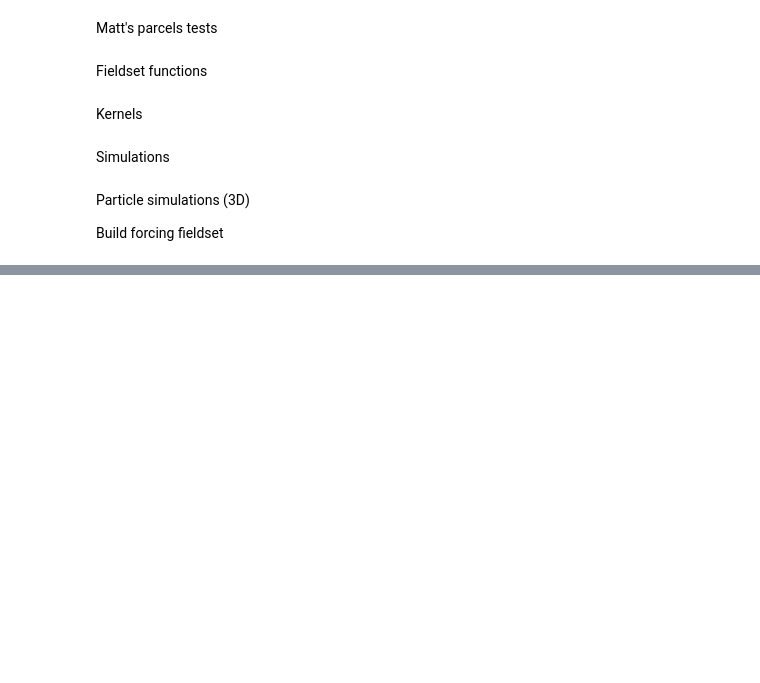
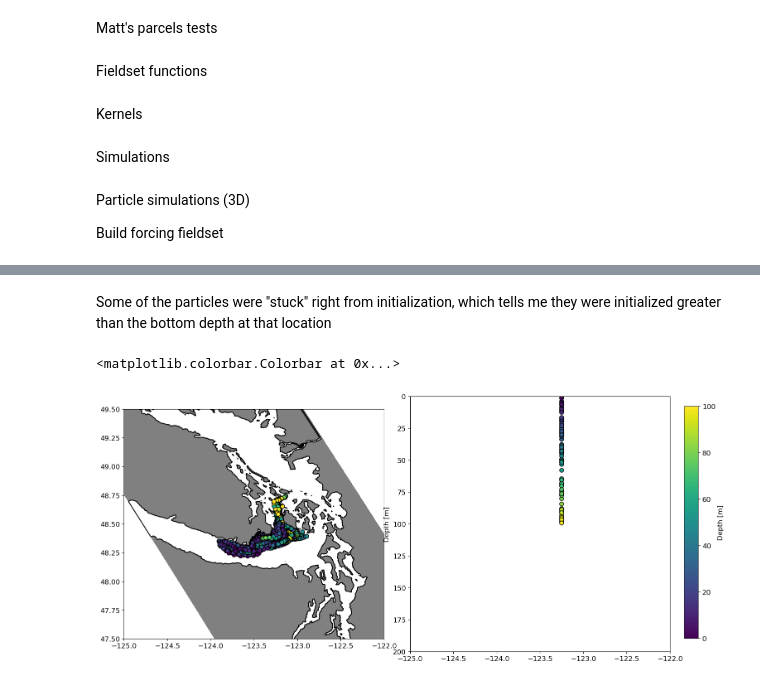
Before and after one commit to SalishSeaCast/analysis-matt, a Jupyter notebook: notebooks/ParcelsTest.ipynb, the cells around one changed output, grey strips where cells are left out. Drawn from its saved outputs; the diff is of its cells as text; code cells hidden in the pictures; blank space fills up the shorter version.

```diff
--- a/notebooks/ParcelsTest.ipynb
+++ b/notebooks/ParcelsTest.ipynb
@@ -114,0 +427,24 @@ SyntaxError: Field received an unexpected keyword argument "field_chunksize" (<s
+# %% [markdown]
+Some of the particles were "stuck" right from initialization, which tells me they were initialized greater than the bottom depth at that location
+# %%
+# Make initial figure
+fig, axs = plt.subplots(1, 2, figsize=(17, 8), gridspec_kw={'wspace': 0.1})
+cax = fig.add_axes([0.92, 0.15, 0.02, 0.7]) # do I need this in this side by side?
+l0 = axs[0].scatter([data.lon], [data.lat], s=50, c=[data.z], vmin=0, vmax=100, edgecolor='k')
+l1 = axs[1].scatter([data.lon[:,0]], [data.z[:,0]], s=50, c=[data.z[:,0]], vmin=0, vmax=100, edgecolor='k')
+t0 = axs[0].text(0.02, 0.02, '', transform=axs[0].transAxes)
+t1 = axs[1].text(0.02, 0.02, '', transform=axs[1].transAxes)
+data = xr.open_dataset(prefix + '_NEMO_3D.zarr') # This line opens the dataset of the particles, so you don't have to run the
+# particle simulation every time you come back to this notebook to play around with it, as long as you want to keep the particles the same
+axs[0].contourf(gridlon, gridlat, tmask, levels=[-0.01, 0.01], colors='gray')
+axs[0].contour(gridlon, gridlat, tmask, levels=[-0.01, 0.01], colors='k')
+axs[0].set_xlim([-125, -122])
+axs[1].set_xlim([-125, -122])
+axs[0].set_ylim([47.5, 49.5])
+axs[1].set_ylim([200, 0])
+axs[1].set_ylabel('Depth [m]')
+axs[0].set_aspect(1/np.sin(np.deg2rad(49)))
+fig.colorbar(l1, cax=cax, label='Depth [m]')
+# %% [output]
+<matplotlib.colorbar.Colorbar at 0x...>
+[figure, added]
```
Also changed, not shown: parts of 29 cells of this notebook.
